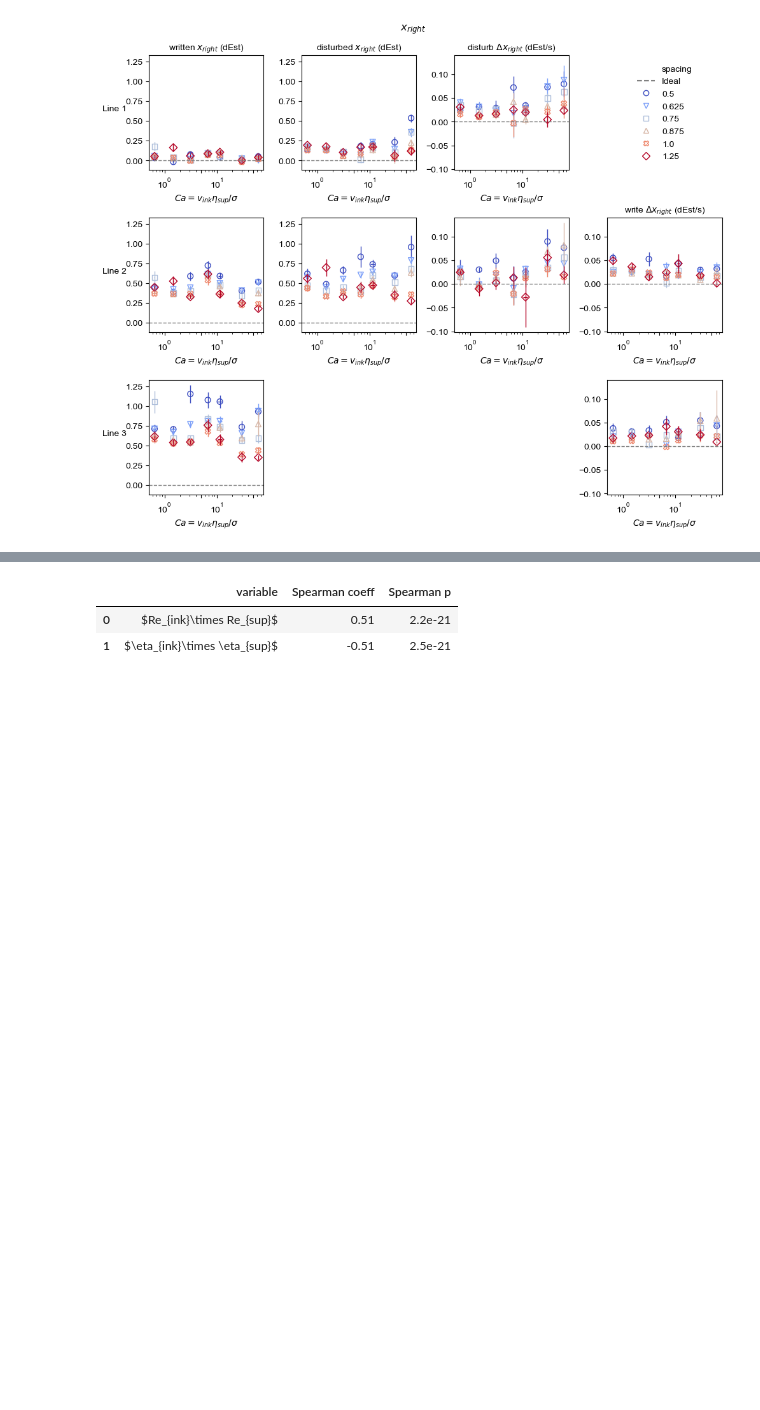
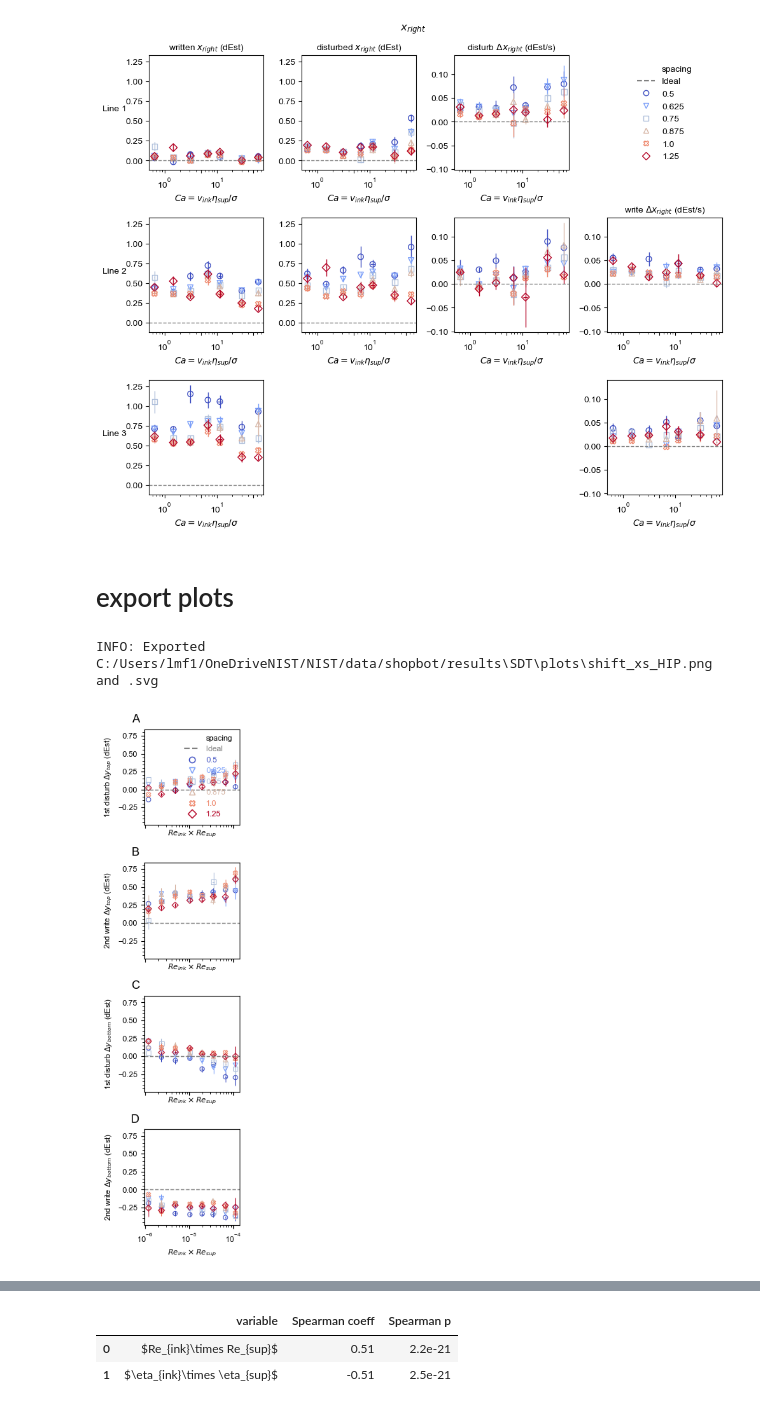
Before and after one commit to usnistgov/embedded3DPvids, a Jupyter notebook: ipynb/singleDoubleTriple/6_summary_xsy.ipynb, the cells around one changed output, grey strips where cells are left out. Cells and saved outputs as stored; diff of their text form; code cells hidden in the pictures; blank space fills up the shorter version.

```diff
--- a/ipynb/singleDoubleTriple/6_summary_xsy.ipynb
+++ b/ipynb/singleDoubleTriple/6_summary_xsy.ipynb
@@ -100,3 +100,11 @@ yvl.fig
 [figure]
 # %%
 ms.openFolder(801)
+# %% [markdown]
+# export plots
+# %%
+yvl = mp.shiftPlotXS(ms, 'HIP', xvar='ReProd', export=True)
+yvl.fig
+# %% [output]
+INFO: Exported C:/Users/lmf1/OneDriveNIST/NIST/data/shopbot/results\SDT\plots\shift_xs_HIP.png and .svg
+[figure, added]
```
Also changed, not shown: parts of 25 cells of this notebook, 15 other files.
